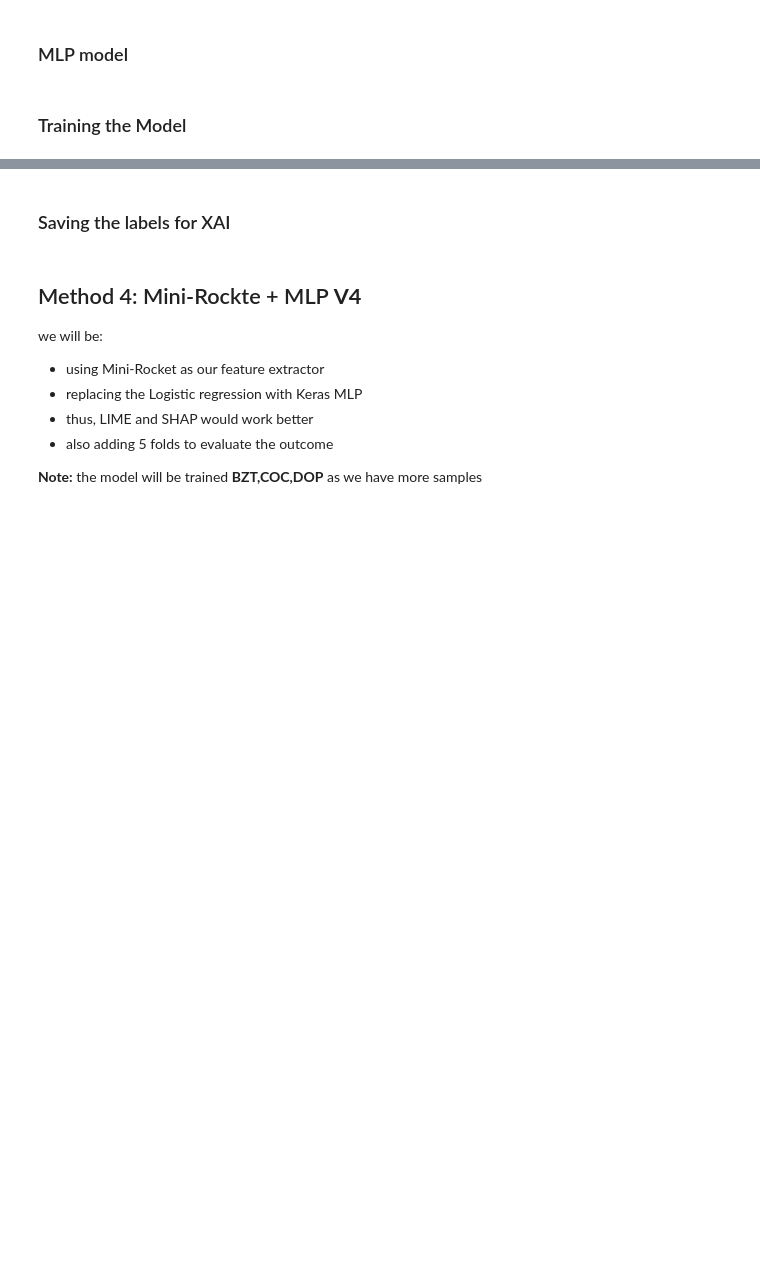
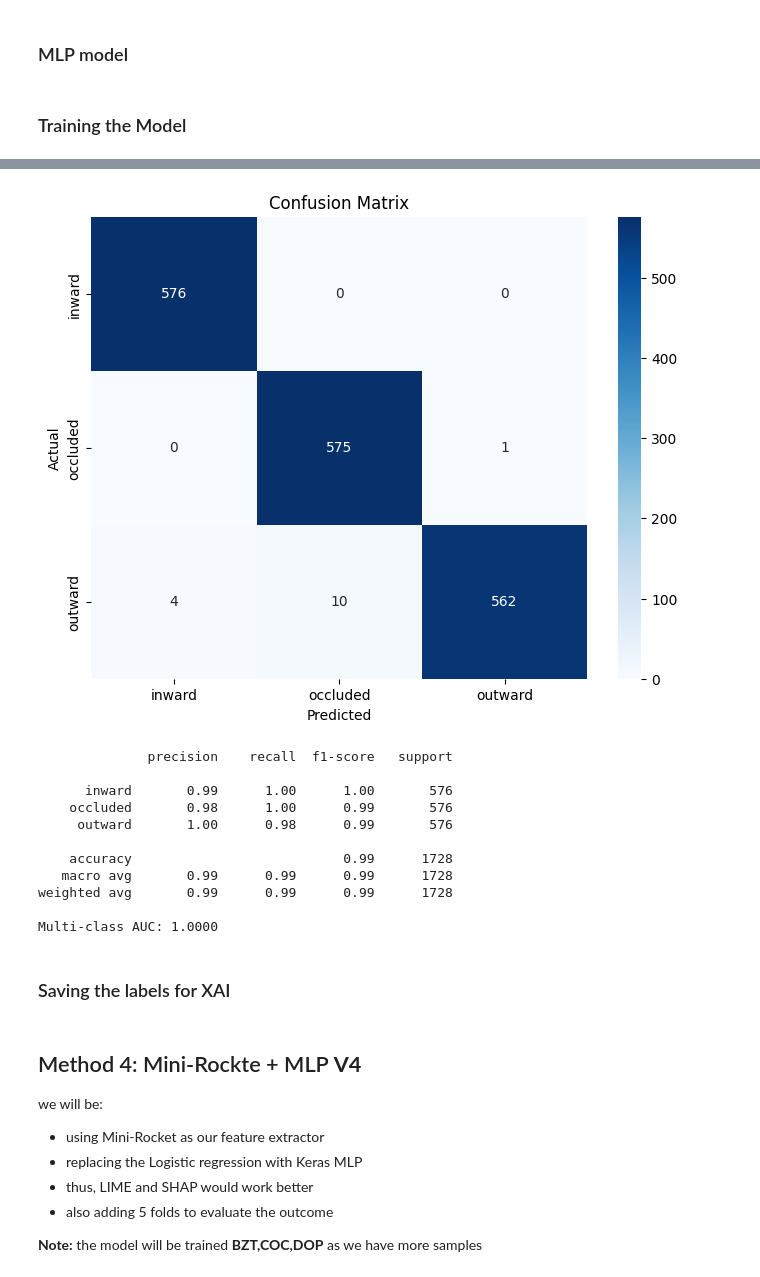
Before and after one commit to Amir-Tav/AI-in-Drug-Discovery-, a Jupyter notebook: MDG.IPYNB, the cells around one changed output, grey strips where cells are left out. Drawn from its saved outputs; the diff is of its cells as text; code cells hidden in the pictures; blank space fills up the shorter version.

```diff
--- a/MDG.IPYNB
+++ b/MDG.IPYNB
@@ -492,3 +510,56 @@ print("✅ Model saved")
+# %%
+from sklearn.metrics import confusion_matrix, classification_report, roc_auc_score, precision_recall_fscore_support
+import seaborn as sns
+import matplotlib.pyplot as plt
+
+# Evaluation on validation set
+model.eval()
+y_true, y_pred, y_prob = [], [], []
+
+with torch.no_grad():
+    for xb, yb in val_loader:
+        xb = xb.to(device)
+        logits = model(xb)
+        probs = F.softmax(logits, dim=1)
+        preds = probs.argmax(dim=1)
+
+        y_true.extend(yb.cpu().numpy())
+        y_pred.extend(preds.cpu().numpy())
+        y_prob.extend(probs.cpu().numpy())
+
+# Confusion Matrix
+cm = confusion_matrix(y_true, y_pred)
+plt.figure(figsize=(8, 6))
+sns.heatmap(cm, annot=True, fmt='d', cmap='Blues', xticklabels=y_labels, yticklabels=y_labels)
+plt.xlabel('Predicted')
+plt.ylabel('Actual')
+plt.title('Confusion Matrix')
+plt.show()
+
+# Precision, Recall, F1-score
+report = classification_report(y_true, y_pred, target_names=y_labels)
+print(report)
+
+# ROC-AUC
+if len(y_labels) == 2:
+    auc = roc_auc_score(y_true, [p[1] for p in y_prob])
+    print(f"AUC: {auc:.4f}")
+else:
+    auc = roc_auc_score(y_true, y_prob, multi_class='ovr')
+    print(f"Multi-class AUC: {auc:.4f}")
+# %% [output]
+[figure, added]
+              precision    recall  f1-score   support
+
+      inward       0.99      1.00      1.00       576
+    occluded       0.98      1.00      0.99       576
+     outward       1.00      0.98      0.99       576
+
+    accuracy                           0.99      1728
+   macro avg       0.99      0.99      0.99      1728
+weighted avg       0.99      0.99      0.99      1728
+
+Multi-class AUC: 1.0000
 # %% [markdown]
 ### Saving the labels for XAI
 # %%
```
Also changed, not shown: parts of 3 cells of this notebook, 16 other files.
